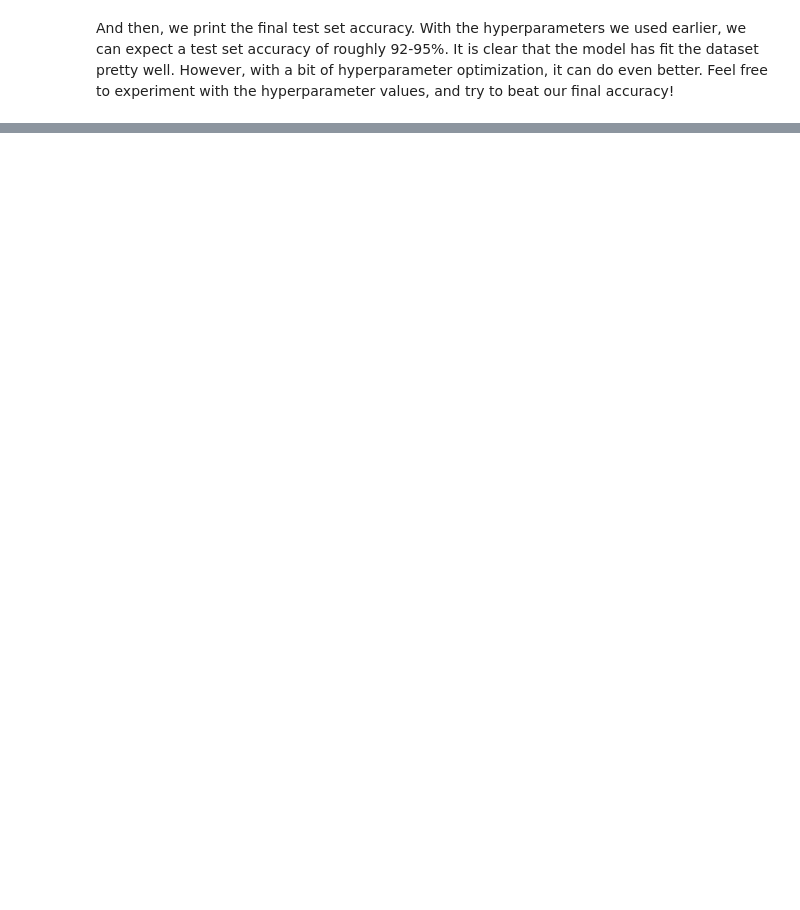
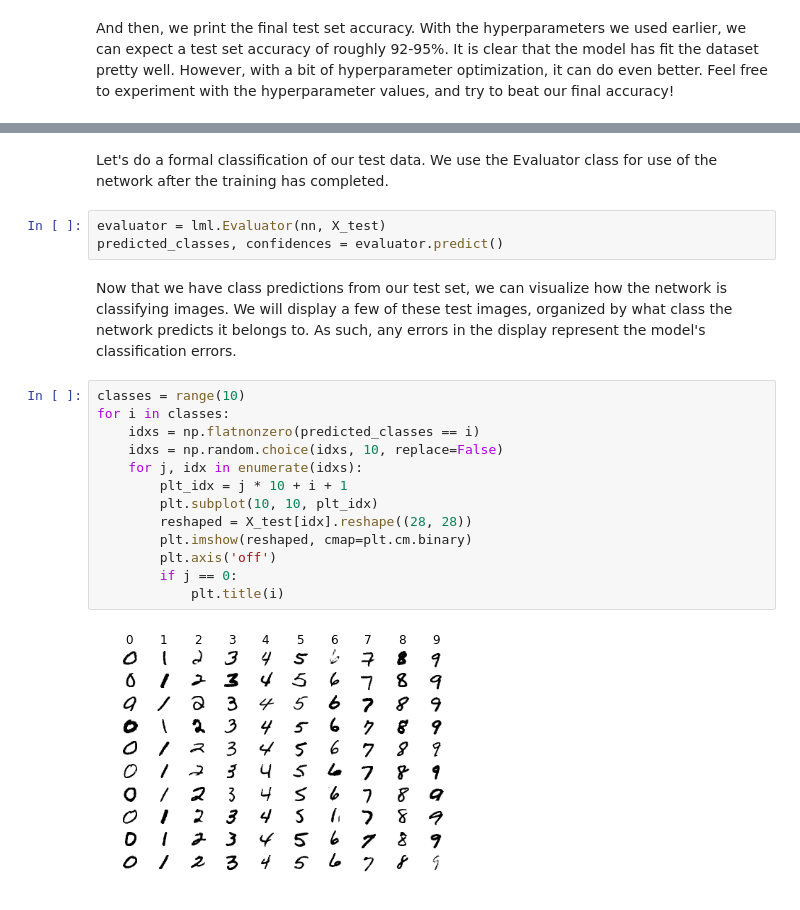
Before and after one commit to afcarl/Learny-McLearnface, a Jupyter notebook: Example2.ipynb, the cells around one changed output, grey strips where cells are left out. Drawn from its saved outputs; the diff is of its cells as text; blank space fills up the shorter version.

```diff
--- a/Example2.ipynb
+++ b/Example2.ipynb
@@ -94,0 +113,22 @@ Initial model accuracy: 0.961
+# %% [markdown]
+Let's do a formal classification of our test data. We use the Evaluator class for use of the network after the training has completed.
+# %%
+evaluator = lml.Evaluator(nn, X_test)
+predicted_classes, confidences = evaluator.predict()
+# %% [markdown]
+Now that we have class predictions from our test set, we can visualize how the network is classifying images. We will display a few of these test images, organized by what class the network predicts it belongs to. As such, any errors in the display represent the model's classification errors.
+# %%
+classes = range(10)
+for i in classes:
+    idxs = np.flatnonzero(predicted_classes == i)
+    idxs = np.random.choice(idxs, 10, replace=False)
+    for j, idx in enumerate(idxs):
+        plt_idx = j * 10 + i + 1
+        plt.subplot(10, 10, plt_idx)
+        reshaped = X_test[idx].reshape((28, 28))
+        plt.imshow(reshaped, cmap=plt.cm.binary)
+        plt.axis('off')
+        if j == 0:
+            plt.title(i)
+# %% [output]
+[figure, added]
```
Also changed, not shown: parts of 6 cells of this notebook.
